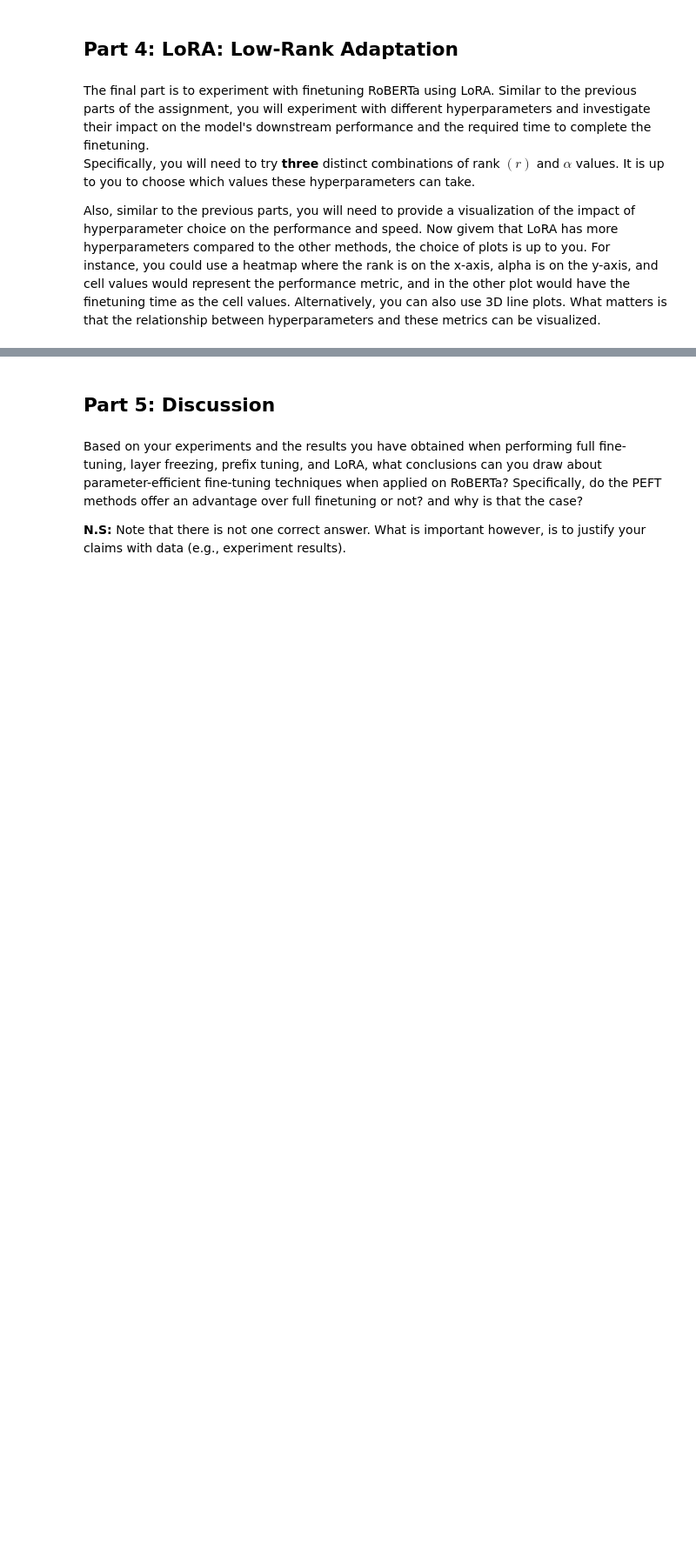
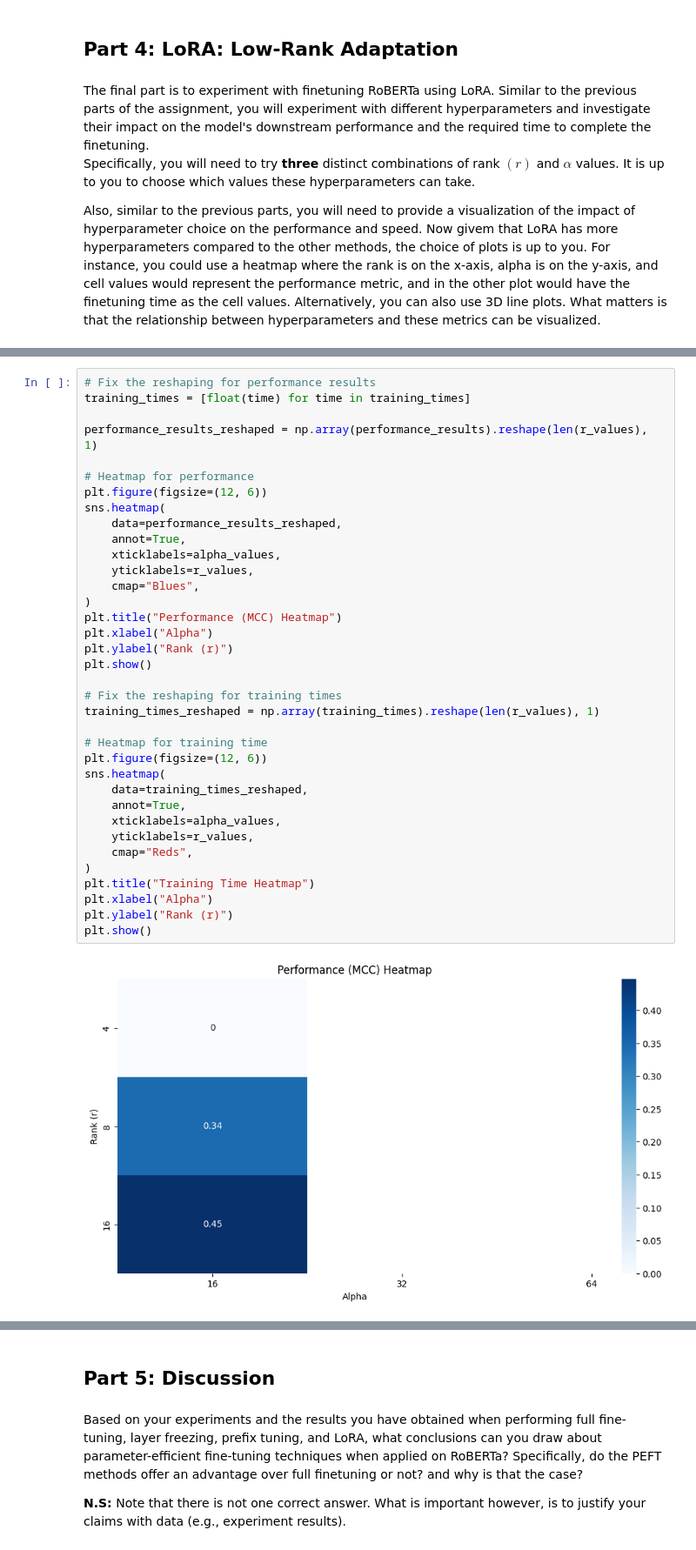
Before and after one commit to Siddikpatel/assignment-5, a Jupyter notebook: CSCI6908_Assignment_5_Finetuning_and_PEFT_Methods.ipynb, the cells around one changed output, grey strips where cells are left out. Shown at 87% size. Drawn from its saved outputs; the diff is of its cells as text; blank space fills up the shorter version.

```diff
--- a/CSCI6908_Assignment_5_Finetuning_and_PEFT_Methods.ipynb
+++ b/CSCI6908_Assignment_5_Finetuning_and_PEFT_Methods.ipynb
@@ -411,0 +499,38 @@ Also, similar to the previous parts, you will need to provide a visualization of
+# %%
+# Fix the reshaping for performance results
+training_times = [float(time) for time in training_times]
+
+performance_results_reshaped = np.array(performance_results).reshape(len(r_values), 1)
+
+# Heatmap for performance
+plt.figure(figsize=(12, 6))
+sns.heatmap(
+    data=performance_results_reshaped,
+    annot=True,
+    xticklabels=alpha_values,
+    yticklabels=r_values,
+    cmap="Blues",
+)
+plt.title("Performance (MCC) Heatmap")
+plt.xlabel("Alpha")
+plt.ylabel("Rank (r)")
+plt.show()
+
+# Fix the reshaping for training times
+training_times_reshaped = np.array(training_times).reshape(len(r_values), 1)
+
+# Heatmap for training time
+plt.figure(figsize=(12, 6))
+sns.heatmap(
+    data=training_times_reshaped,
+    annot=True,
+    xticklabels=alpha_values,
+    yticklabels=r_values,
+    cmap="Reds",
+)
+plt.title("Training Time Heatmap")
+plt.xlabel("Alpha")
+plt.ylabel("Rank (r)")
+plt.show()
+# %% [output]
+[figure, added]
```
Also changed, not shown: parts of 4 cells of this notebook.
